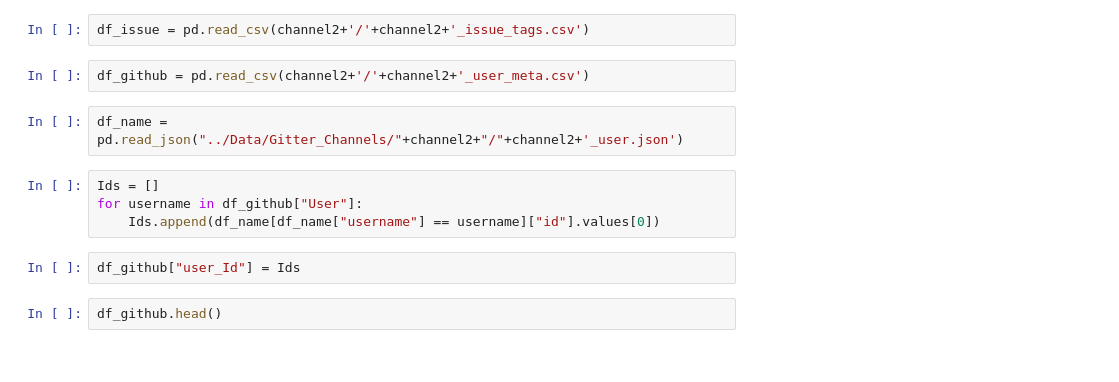
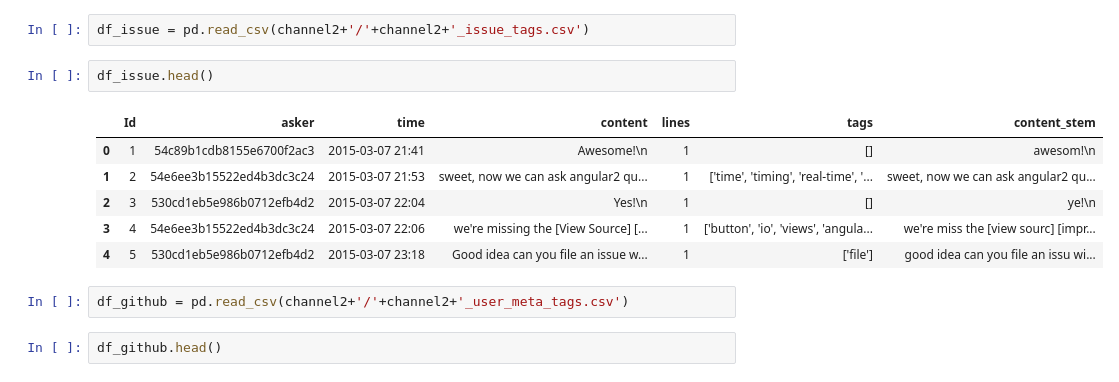
Before and after one commit to NoleWang/Respondent_Recommendation, a Jupyter notebook: Analysis/Analysis.ipynb, the cells around one changed output. Saved outputs shown, nothing was run; the diff lists cells and outputs as text.

```diff
--- a/Analysis/Analysis.ipynb
+++ b/Analysis/Analysis.ipynb
@@ -742,15 +900,16 @@ df_gitter = pd.read_csv(channel2+'/'+channel2+'_profile_tags.csv')
 # %%
 df_issue = pd.read_csv(channel2+'/'+channel2+'_issue_tags.csv')
+# %%
+df_issue.head()
+# %% [output]
+|  | Id | asker | time | content | lines | tags | content_stem |
+| 0 | 1 | 54c89b1cdb8155e6700f2ac3 | 2015-03-07 21:41 | Awesome!\n | 1 | [] | awesom!\n |
+| 1 | 2 | 54e6ee3b15522ed4b3dc3c24 | 2015-03-07 21:53 | sweet, now we can ask angular2 qu... | 1 | ['time', 'timing', 'real-time', '... | sweet, now we can ask angular2 qu... |
+| 2 | 3 | 530cd1eb5e986b0712efb4d2 | 2015-03-07 22:04 | Yes!\n | 1 | [] | ye!\n |
+| 3 | 4 | 54e6ee3b15522ed4b3dc3c24 | 2015-03-07 22:06 | we're missing the [View Source] [... | 1 | ['button', 'io', 'views', 'angula... | we're miss the [view sourc] [impr... |
+| 4 | 5 | 530cd1eb5e986b0712efb4d2 | 2015-03-07 23:18 | Good idea can you file an issue w... | 1 | ['file'] | good idea can you file an issu wi... |
 # %%
-df_github = pd.read_csv(channel2+'/'+channel2+'_user_meta.csv')
+df_github = pd.read_csv(channel2+'/'+channel2+'_user_meta_tags.csv')
-# %%
-df_name = pd.read_json("../Data/Gitter_Channels/"+channel2+"/"+channel2+'_user.json')
-# %%
-Ids = []
-for username in df_github["User"]:
-    Ids.append(df_name[df_name["username"] == username]["id"].values[0])
-# %%
-df_github["user_Id"] = Ids
 # %%
 df_github.head()
 # %% [output]
```
Also changed, not shown: parts of 36 cells of this notebook, 1 other file.
